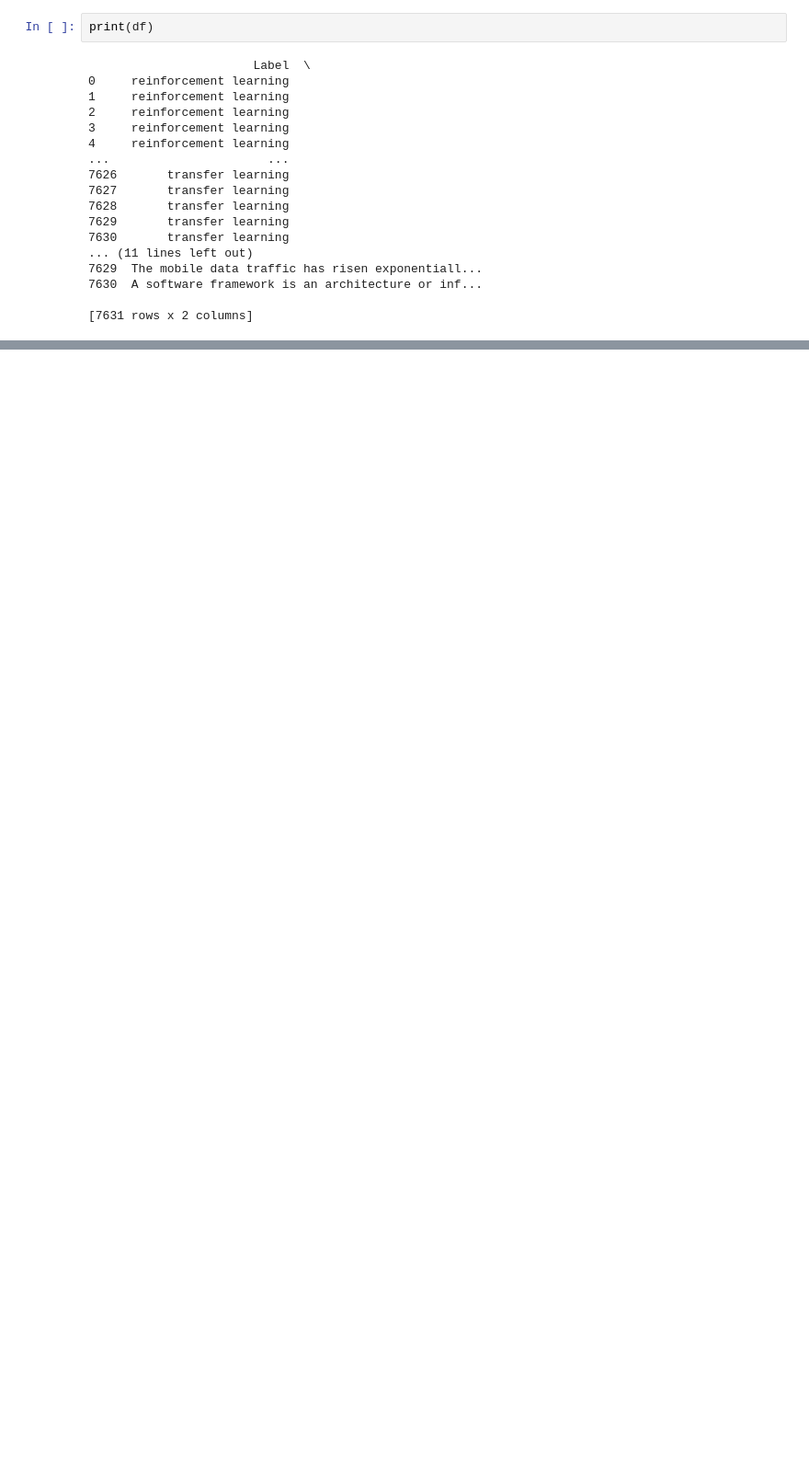
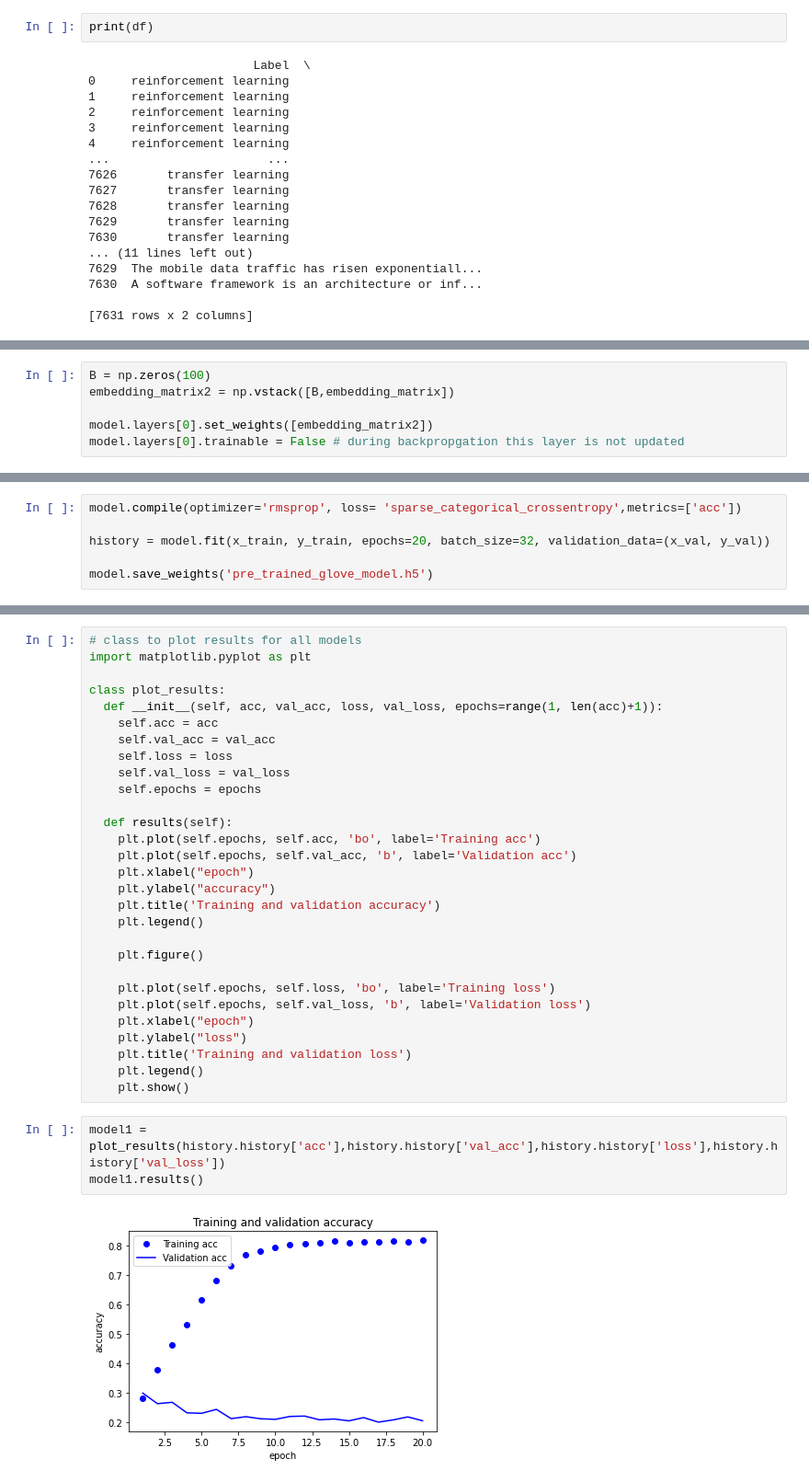
Before and after one commit to OliviaJayeola/ML-document-classificationn, a Jupyter notebook: AIassignment1.ipynb, the cells around one changed output, grey strips where cells are left out. Shown at 92% size. Saved outputs shown, nothing was run; the diff lists cells and outputs as text; blank space fills up the shorter version.

```diff
--- a/AIassignment1.ipynb
+++ b/AIassignment1.ipynb
@@ -139,0 +503,6 @@ Index: []
+# %%
+B = np.zeros(100)
+embedding_matrix2 = np.vstack([B,embedding_matrix])
+
+model.layers[0].set_weights([embedding_matrix2])
+model.layers[0].trainable = False # during backpropgation this layer is not updated
@@ -139,0 +524,6 @@ Index: []
+# %%
+model.compile(optimizer='rmsprop', loss= 'sparse_categorical_crossentropy',metrics=['acc'])
+
+history = model.fit(x_train, y_train, epochs=20, batch_size=32, validation_data=(x_val, y_val))
+
+model.save_weights('pre_trained_glove_model.h5')
@@ -139,0 +552,34 @@ Index: []
+# %%
+# class to plot results for all models
+import matplotlib.pyplot as plt
+
+class plot_results:
+  def __init__(self, acc, val_acc, loss, val_loss, epochs=range(1, len(acc)+1)):
+    self.acc = acc
+    self.val_acc = val_acc
+    self.loss = loss
+    self.val_loss = val_loss
+    self.epochs = epochs
+
+  def results(self):
+    plt.plot(self.epochs, self.acc, 'bo', label='Training acc')
+    plt.plot(self.epochs, self.val_acc, 'b', label='Validation acc')
+    plt.xlabel("epoch")
+    plt.ylabel("accuracy")
+    plt.title('Training and validation accuracy')
+    plt.legend()
+
+    plt.figure()
+
+    plt.plot(self.epochs, self.loss, 'bo', label='Training loss')
+    plt.plot(self.epochs, self.val_loss, 'b', label='Validation loss')
+    plt.xlabel("epoch")
+    plt.ylabel("loss")
+    plt.title('Training and validation loss')
+    plt.legend()
+    plt.show()
+# %%
+model1 = plot_results(history.history['acc'],history.history['val_acc'],history.history['loss'],history.history['val_loss'])
+model1.results()
+# %% [output]
+[figure, added]
```
Also changed, not shown: parts of 39 cells of this notebook.
